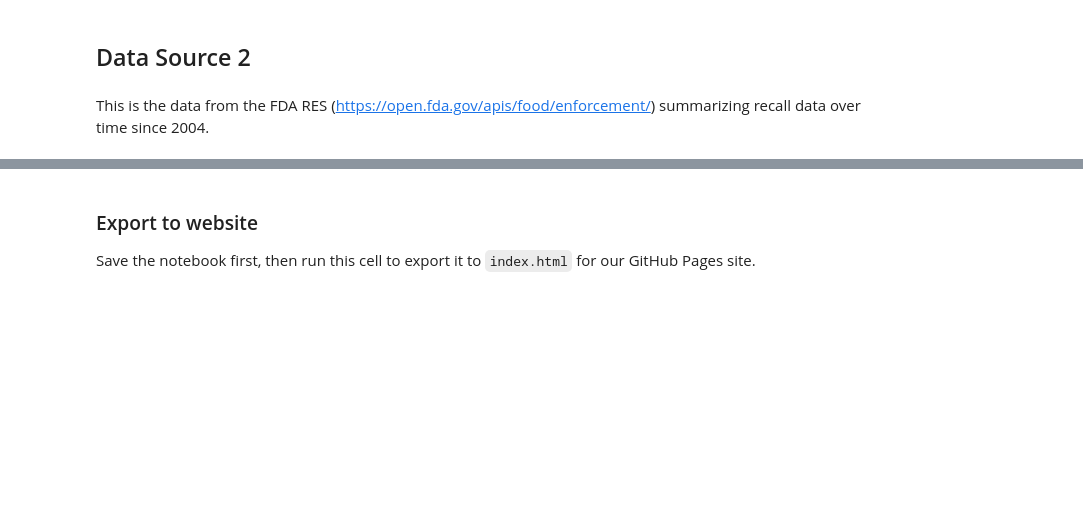
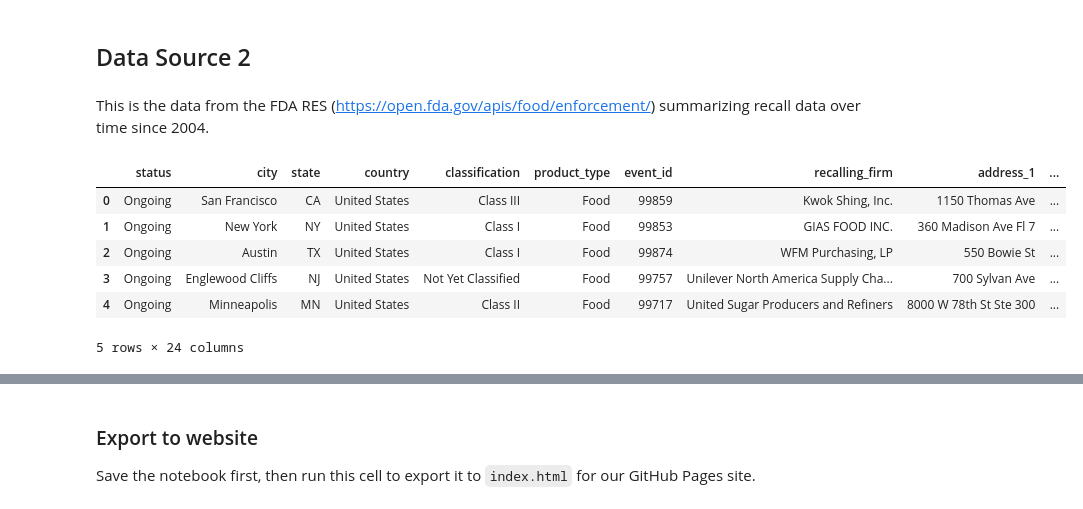
Before and after one commit to elistolte/elistolte.github.io, a Jupyter notebook: notebook.ipynb, the cells around one changed output, grey strips where cells are left out. Cells and saved outputs as stored; diff of their text form; code cells hidden in the pictures; blank space fills up the shorter version.

```diff
--- a/notebook.ipynb
+++ b/notebook.ipynb
@@ -209,4 +213,12 @@ plt.show()
 # %% [markdown]
 This is the data from the FDA RES (https://open.fda.gov/apis/food/enforcement/) summarizing recall data over time since 2004.
 # %%
-RES = pd.json_normalize(requests.get("https://dailyfoodrecalls.com/api/recalls.json").json()["recalls"])
+fda_hist.head()
+# %% [output]
+|  | status | city | state | country | classification | product_type | event_id | recalling_firm | address_1 | ... |
+| 0 | Ongoing | San Francisco | CA | United States | Class III | Food | 99859 | Kwok Shing, Inc. | 1150 Thomas Ave | ... |
+| 1 | Ongoing | New York | NY | United States | Class I | Food | 99853 | GIAS FOOD INC. | 360 Madison Ave Fl 7 | ... |
+| 2 | Ongoing | Austin | TX | United States | Class I | Food | 99874 | WFM Purchasing, LP | 550 Bowie St | ... |
+| 3 | Ongoing | Englewood Cliffs | NJ | United States | Not Yet Classified | Food | 99757 | Unilever North America Supply Cha... | 700 Sylvan Ave | ... |
+| 4 | Ongoing | Minneapolis | MN | United States | Class II | Food | 99717 | United Sugar Producers and Refiners | 8000 W 78th St Ste 300 | ... |
+5 rows × 24 columns
```
Also changed, not shown: parts of 24 cells of this notebook.
